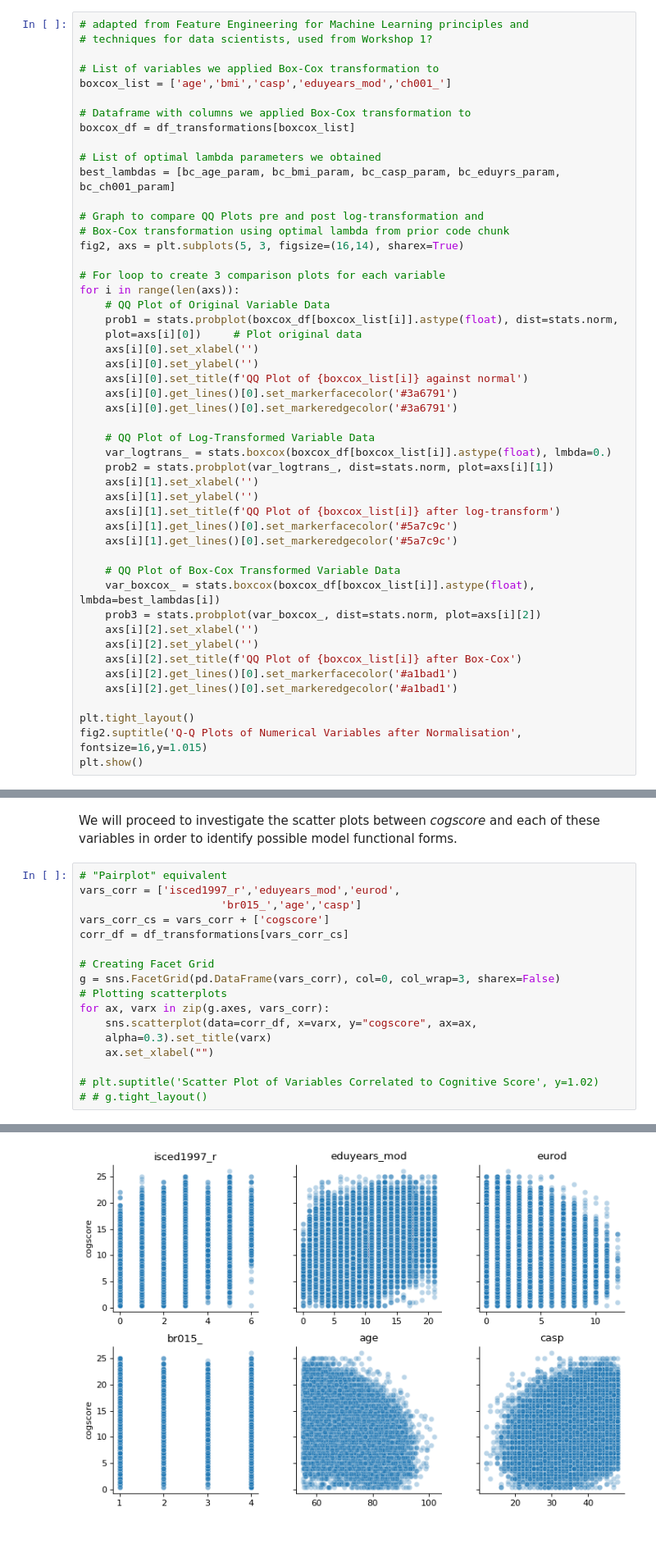
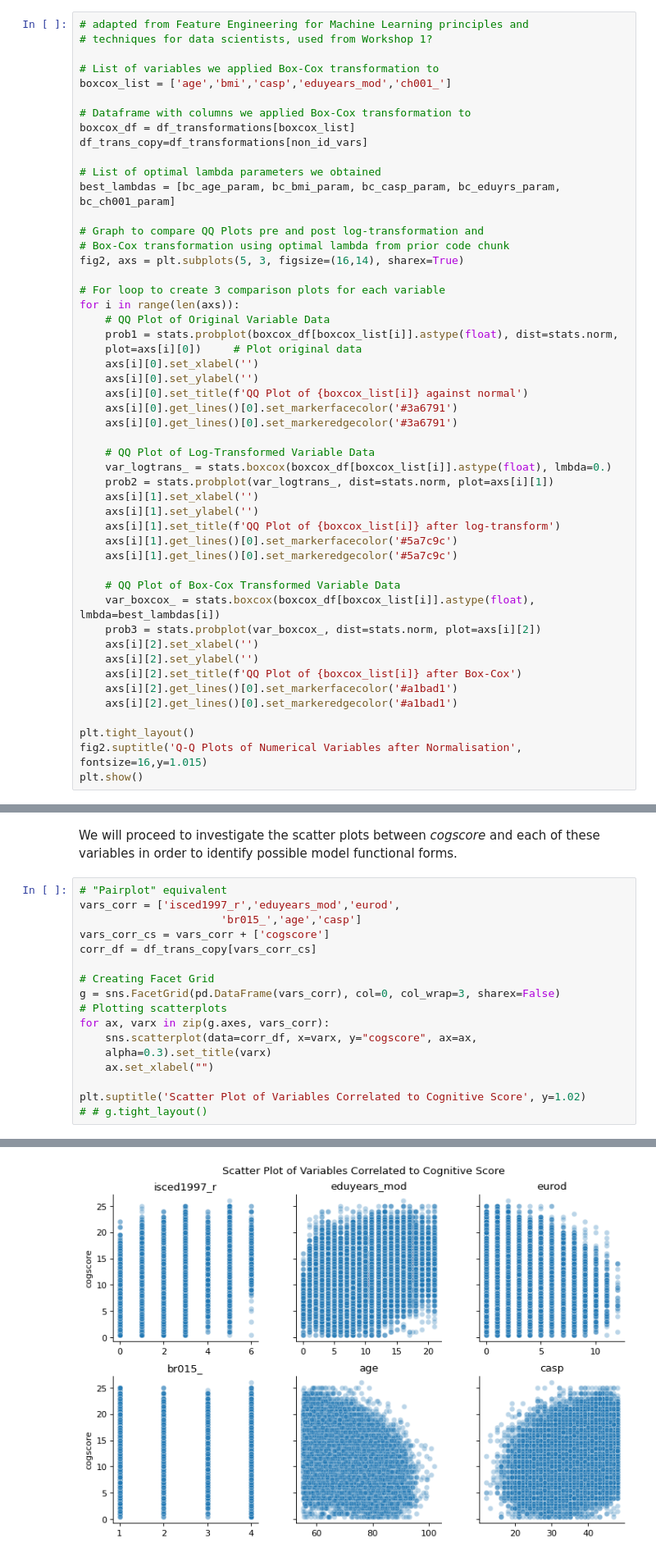
Before and after one commit to ananyajai/mlp_coursework_01, a Jupyter notebook: project1.ipynb, the cells around one changed output, grey strips where cells are left out. Shown at 82% size. Saved outputs shown, nothing was run; the diff lists cells and outputs as text.

```diff
--- a/project1.ipynb
+++ b/project1.ipynb
@@ -426,6 +416,7 @@ boxcox_list = ['age','bmi','casp','eduyears_mod','ch001_']
 
 # Dataframe with columns we applied Box-Cox transformation to
 boxcox_df = df_transformations[boxcox_list]
+df_trans_copy=df_transformations[non_id_vars]
 
 # List of optimal lambda parameters we obtained
 best_lambdas = [bc_age_param, bc_bmi_param, bc_casp_param, bc_eduyrs_param, bc_ch001_param]
@@ -500,7 +570,7 @@ We will proceed to investigate the scatter plots between *cogscore* and each of
 vars_corr = ['isced1997_r','eduyears_mod','eurod',
                       'br015_','age','casp']
 vars_corr_cs = vars_corr + ['cogscore']
-corr_df = df_transformations[vars_corr_cs]
+corr_df = df_trans_copy[vars_corr_cs]
 
 # Creating Facet Grid
 g = sns.FacetGrid(pd.DataFrame(vars_corr), col=0, col_wrap=3, sharex=False)
@@ -510,6 +580,6 @@ for ax, varx in zip(g.axes, vars_corr):
     alpha=0.3).set_title(varx)
     ax.set_xlabel("")
 
-# plt.suptitle('Scatter Plot of Variables Correlated to Cognitive Score', y=1.02)
+plt.suptitle('Scatter Plot of Variables Correlated to Cognitive Score', y=1.02)
 # # g.tight_layout()
 # %% [output]
@@ -516,2 +587,2 @@ for ax, varx in zip(g.axes, vars_corr):
-[figure, old version]
+[figure, new version]
 # %% [markdown]
```
Also changed, not shown: parts of 26 cells of this notebook.
